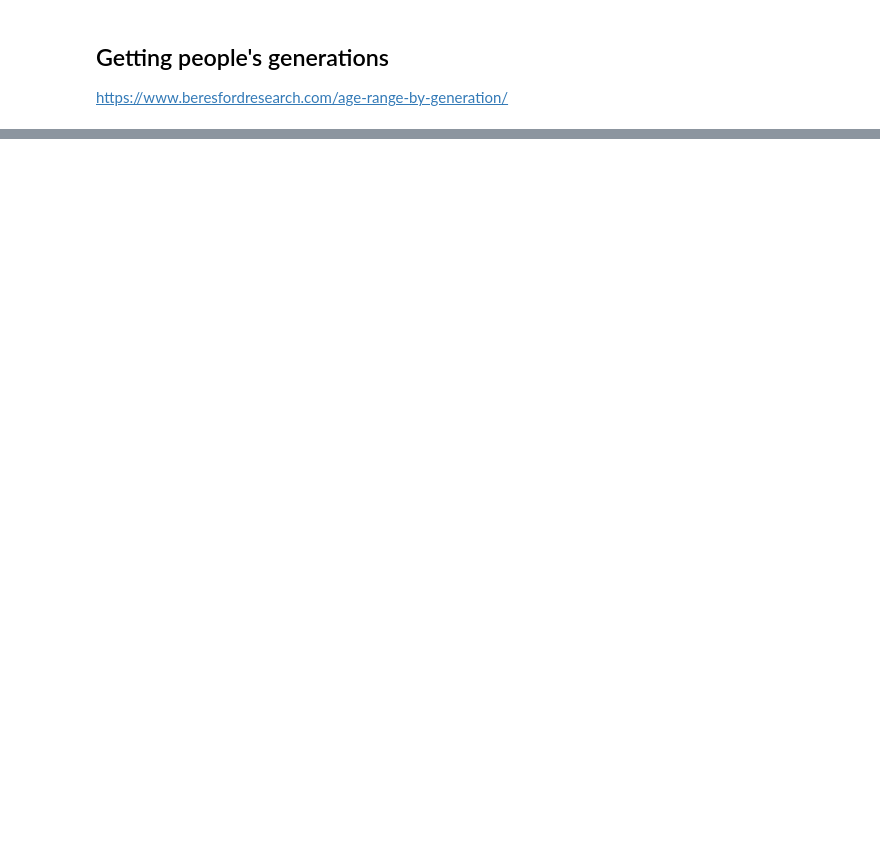
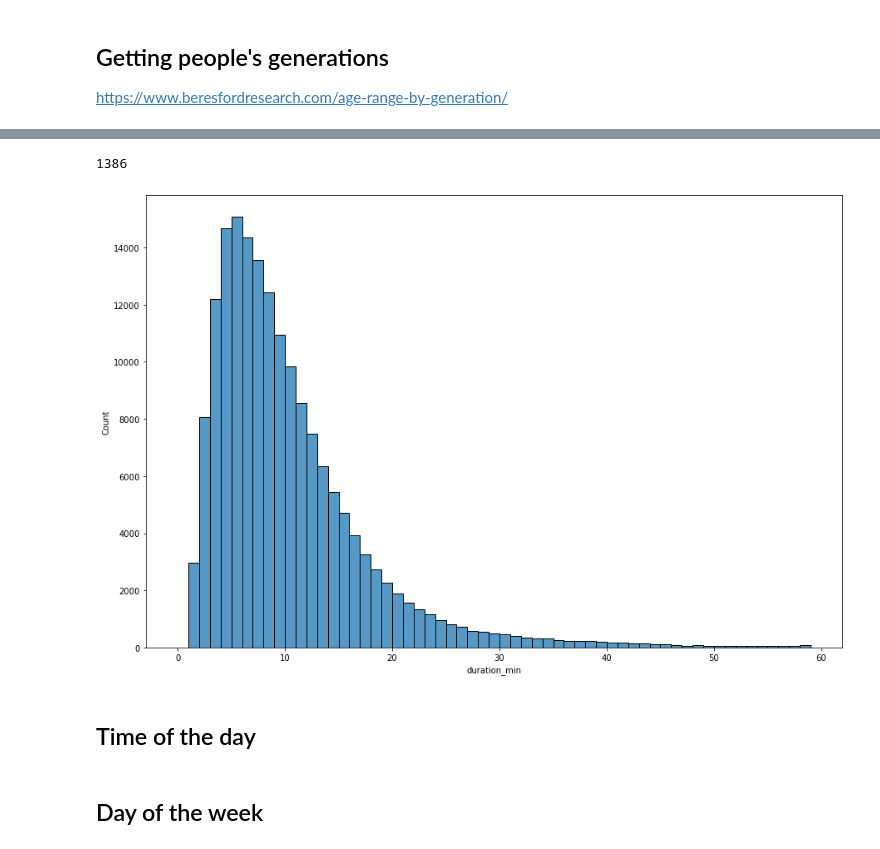
Before and after one commit to anajbellini/san-francisco-bike-sharing, a Jupyter notebook: notebooks/exploratory_analysis.ipynb, the cells around one changed output, grey strips where cells are left out. Cells and saved outputs as stored; diff of their text form; code cells hidden in the pictures; blank space fills up the shorter version.

Commit message:
Univariate Exploration started

```diff
--- a/notebooks/exploratory_analysis.ipynb
+++ b/notebooks/exploratory_analysis.ipynb
@@ -169,0 +173,6 @@ df_rides_clean = df_rides_clean[df_rides_clean.member_birth_year >= 1922]
+# %%
+def convert_sec_to_min(duration_sec):
+    minutes, seconds = divmod(duration_sec, 60)
+    return minutes
+# %%
+df_rides_clean['duration_min'] = df_rides_clean.duration_sec.apply(convert_sec_to_min)
@@ -191,3 +209,5 @@ start_time_df.head()
 | 2 | 2019-02-28 17:54:26.010 | 17 | 28 | 2 | 2019 | Thursday |
 | 3 | 2019-02-28 23:54:18.549 | 23 | 28 | 2 | 2019 | Thursday |
 | 4 | 2019-02-28 23:49:58.632 | 23 | 28 | 2 | 2019 | Thursday |
+# %%
+df_rides_clean = df_rides_clean.merge(start_time_df, how='left', on='start_time')
@@ -213,3 +243,5 @@ end_time_df.head()
 | 2 | 2019-03-01 04:02:36.842 | 4 | 1 | 3 | 2019 | Friday |
 | 3 | 2019-03-01 00:20:44.074 | 0 | 1 | 3 | 2019 | Friday |
 | 4 | 2019-03-01 00:19:51.760 | 0 | 1 | 3 | 2019 | Friday |
+# %%
+df_rides_clean = df_rides_clean.merge(end_time_df, how='left', on='end_time')
@@ -258,0 +333,22 @@ WW II
+# %%
+df_rides_clean[df_rides_clean['duration_min'] >= 60]['duration_min'].count()
+# %% [output]
+1386
+# %%
+# define our figure
+plt.figure(figsize=(15, 10))
+
+# bin sizes
+duration_min_bins = np.arange(0, 60, 1)
+
+# plotting
+sns.histplot(df_rides_clean, x='duration_min', bins=duration_min_bins)
+
+# finishing
+plt.show()
+# %% [output]
+[figure, added]
+# %% [markdown]
+## Time of the day
+# %% [markdown]
+## Day of the week
```
Also changed, not shown: parts of 12 cells of this notebook, 1 other file.
